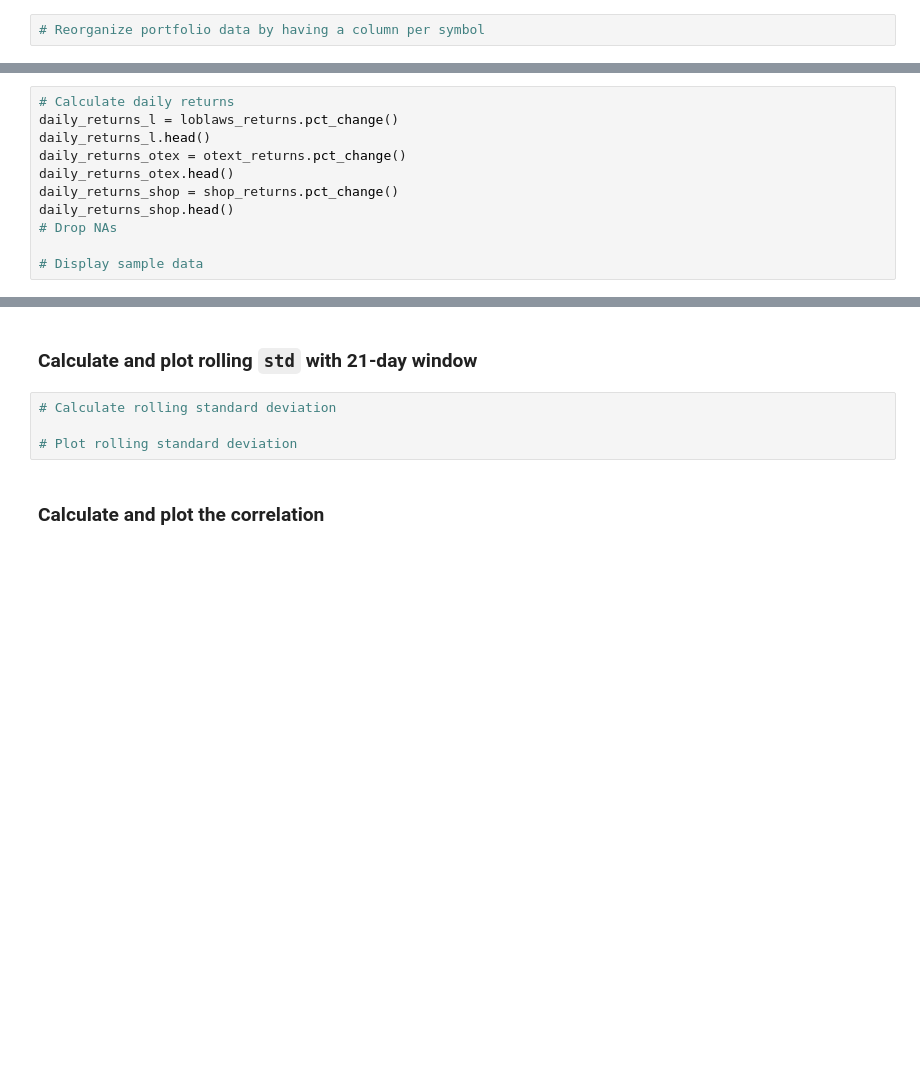
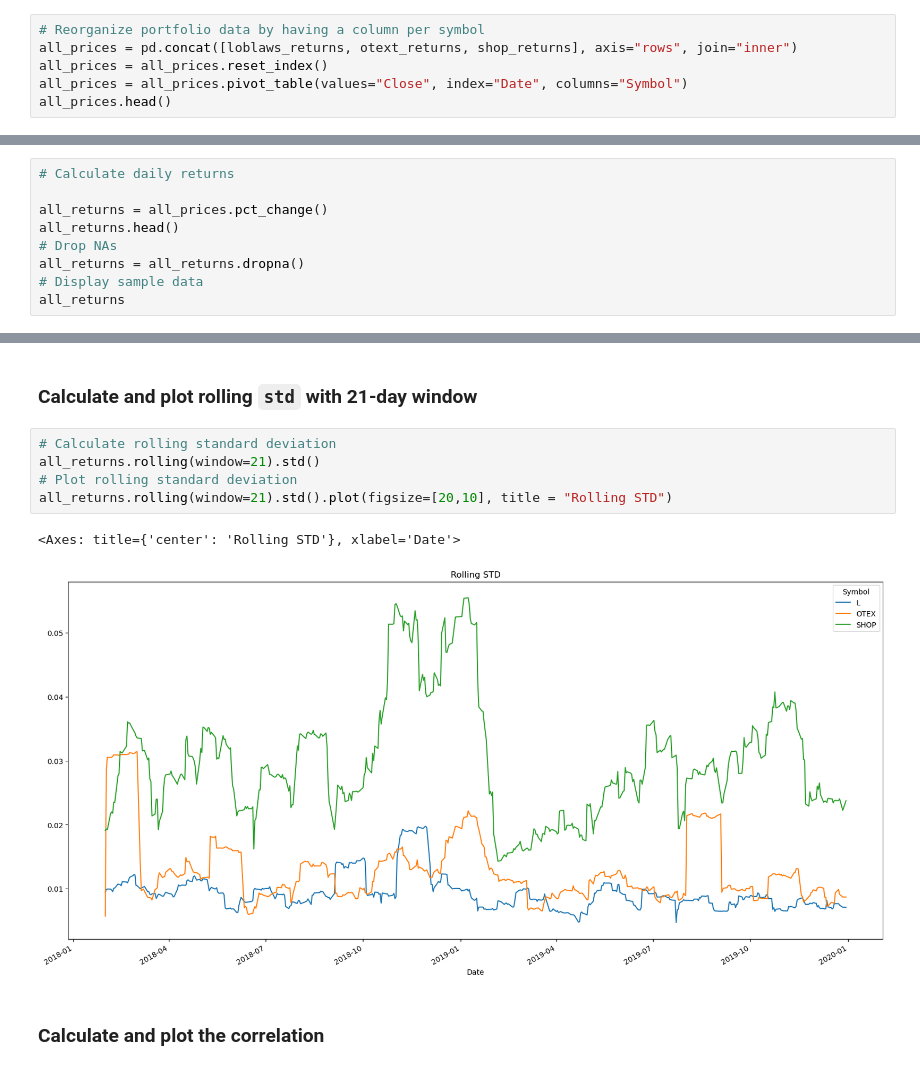
Before and after one commit to emilyblackstein/Module_4_Challenge, a Jupyter notebook: Starter_Code/whale_analysis.ipynb, the cells around one changed output, grey strips where cells are left out. Cells and saved outputs as stored; diff of their text form; blank space fills up the shorter version.

```diff
--- a/Starter_Code/whale_analysis.ipynb
+++ b/Starter_Code/whale_analysis.ipynb
@@ -526,2 +529,6 @@ AttributeError: 'DataFrame' object has no attribute 'str'
 # %%
 # Reorganize portfolio data by having a column per symbol
+all_prices = pd.concat([loblaws_returns, otext_returns, shop_returns], axis="rows", join="inner")
+all_prices = all_prices.reset_index()
+all_prices = all_prices.pivot_table(values="Close", index="Date", columns="Symbol")
+all_prices.head()
@@ -528,12 +543,10 @@ AttributeError: 'DataFrame' object has no attribute 'str'
 # %%
 # Calculate daily returns
-daily_returns_l = loblaws_returns.pct_change()
-daily_returns_l.head()
-daily_returns_otex = otext_returns.pct_change()
-daily_returns_otex.head()
-daily_returns_shop = shop_returns.pct_change()
-daily_returns_shop.head()
+
+all_returns = all_prices.pct_change()
+all_returns.head()
 # Drop NAs
-
+all_returns = all_returns.dropna()
 # Display sample data
+all_returns
 # %% [output]
@@ -563,8 +615,12 @@ weights = [1/3, 1/3, 1/3]
 ### Calculate and plot rolling `std` with 21-day window
 # %%
 # Calculate rolling standard deviation
-
+all_returns.rolling(window=21).std()
 # Plot rolling standard deviation
+all_returns.rolling(window=21).std().plot(figsize=[20,10], title = "Rolling STD")
+# %% [output]
+<Axes: title={'center': 'Rolling STD'}, xlabel='Date'>
+[figure, added]
 # %% [markdown]
 ### Calculate and plot the correlation
 # %%
```
Also changed, not shown: parts of 22 cells of this notebook.
